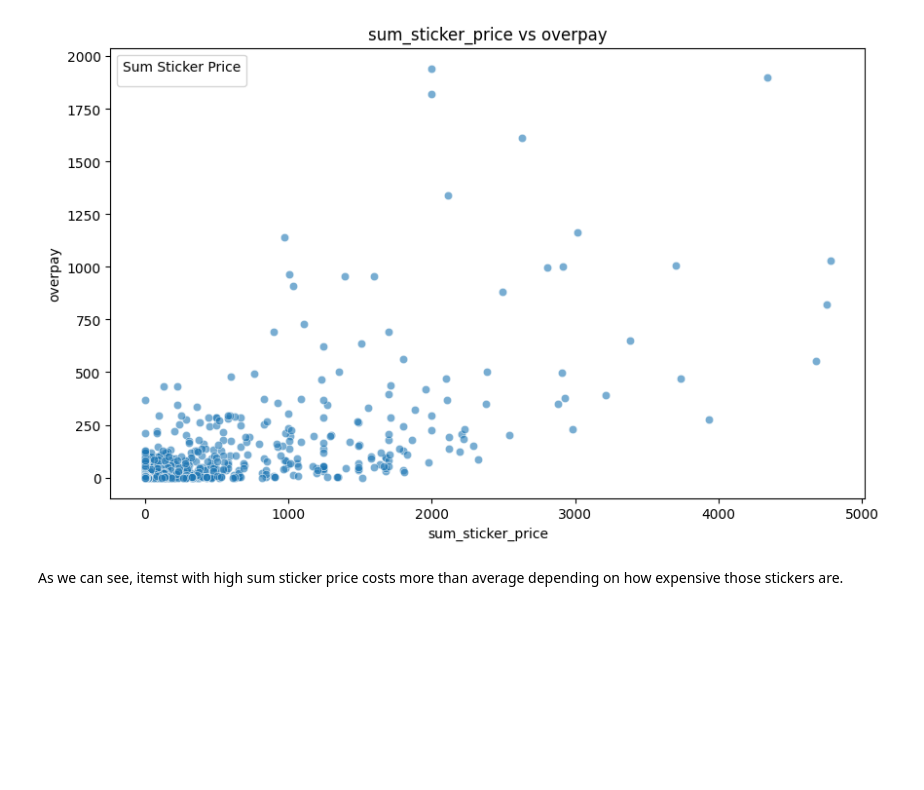
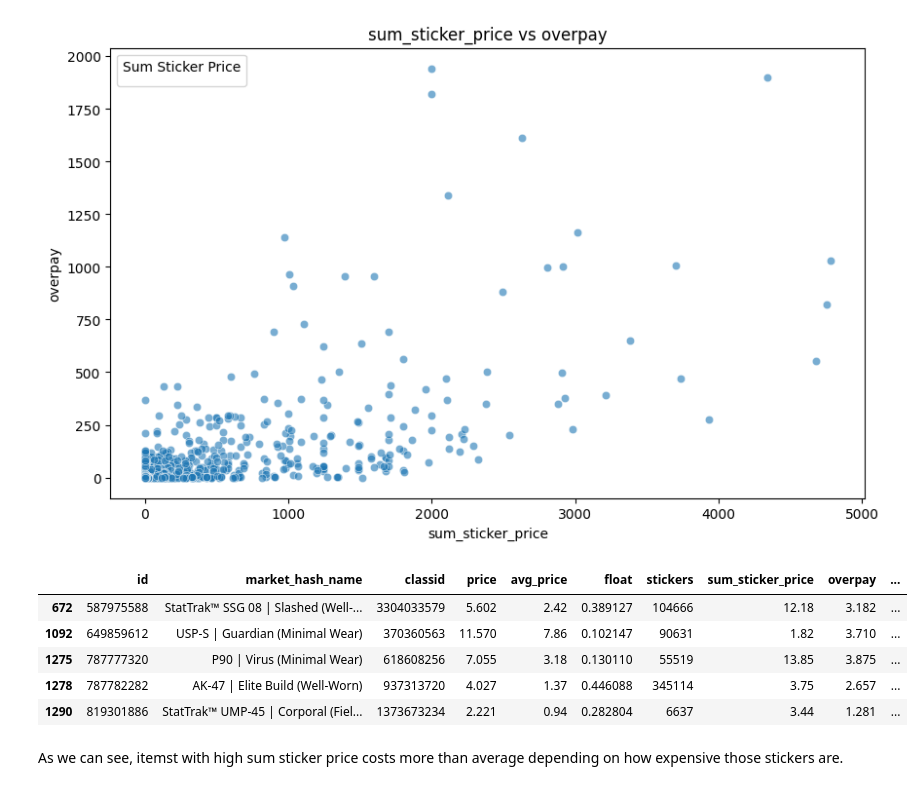
Before and after one commit to marchanyanehu/ml_skins, a Jupyter notebook: ml/main.ipynb, the cells around one changed output. Saved outputs shown, nothing was run; the diff lists cells and outputs as text; code cells hidden in the pictures; blank space fills up the shorter version.

```diff
--- a/ml/main.ipynb
+++ b/ml/main.ipynb
@@ -1040,6 +1044,16 @@ plt.legend(title='Sum Sticker Price')
 plt.show()
 # %% [output]
 [figure]
+# %%
+df_no_zeros_sorted = df_no_zeros[(df_no_zeros['price']/df_no_zeros['avg_price']<3) & (df_no_zeros['price'] < 20)]
+df_no_zeros_sorted.head()
+# %% [output]
+|  | id | market_hash_name | classid | price | avg_price | float | stickers | sum_sticker_price | overpay | ... |
+| 672 | 587975588 | StatTrak™ SSG 08 | Slashed (Well-... | 3304033579 | 5.602 | 2.42 | 0.389127 | 104666 | 12.18 | 3.182 | ... |
+| 1092 | 649859612 | USP-S | Guardian (Minimal Wear) | 370360563 | 11.570 | 7.86 | 0.102147 | 90631 | 1.82 | 3.710 | ... |
+| 1275 | 787777320 | P90 | Virus (Minimal Wear) | 618608256 | 7.055 | 3.18 | 0.130110 | 55519 | 13.85 | 3.875 | ... |
+| 1278 | 787782282 | AK-47 | Elite Build (Well-Worn) | 937313720 | 4.027 | 1.37 | 0.446088 | 345114 | 3.75 | 2.657 | ... |
+| 1290 | 819301886 | StatTrak™ UMP-45 | Corporal (Fiel... | 1373673234 | 2.221 | 0.94 | 0.282804 | 6637 | 3.44 | 1.281 | ... |
 # %% [markdown]
 As we can see, itemst with high sum sticker price costs more than average depending on how expensive those stickers are.
 # %% [markdown]
```
Also changed, not shown: parts of 28 cells of this notebook.
